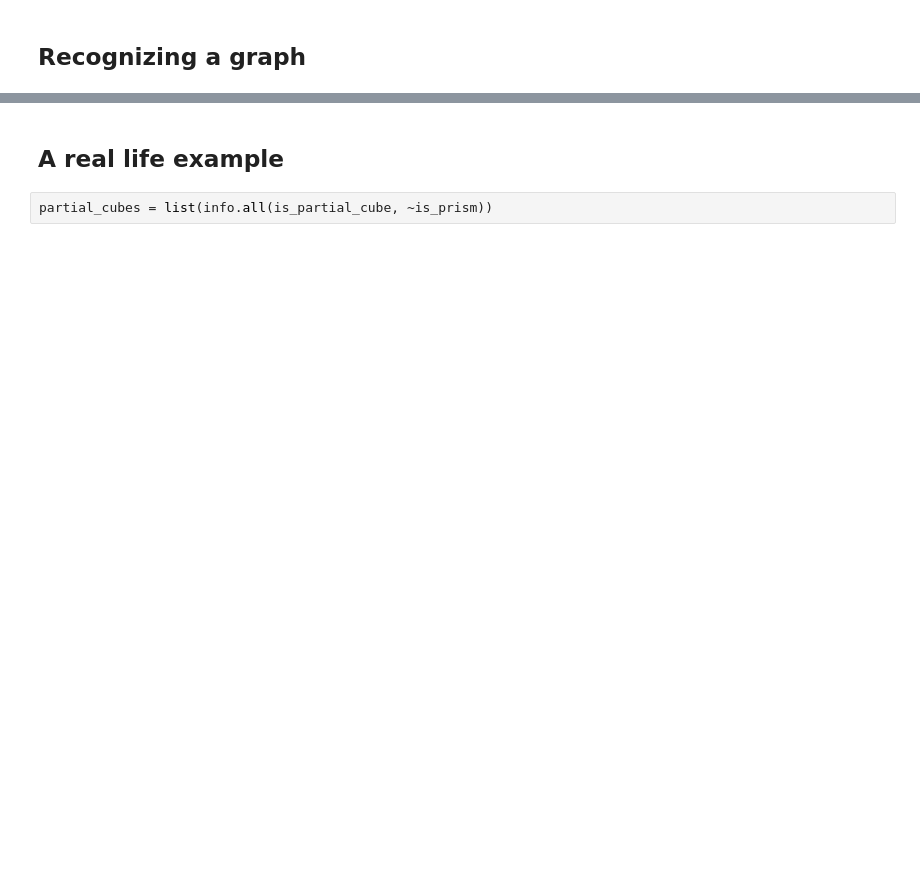
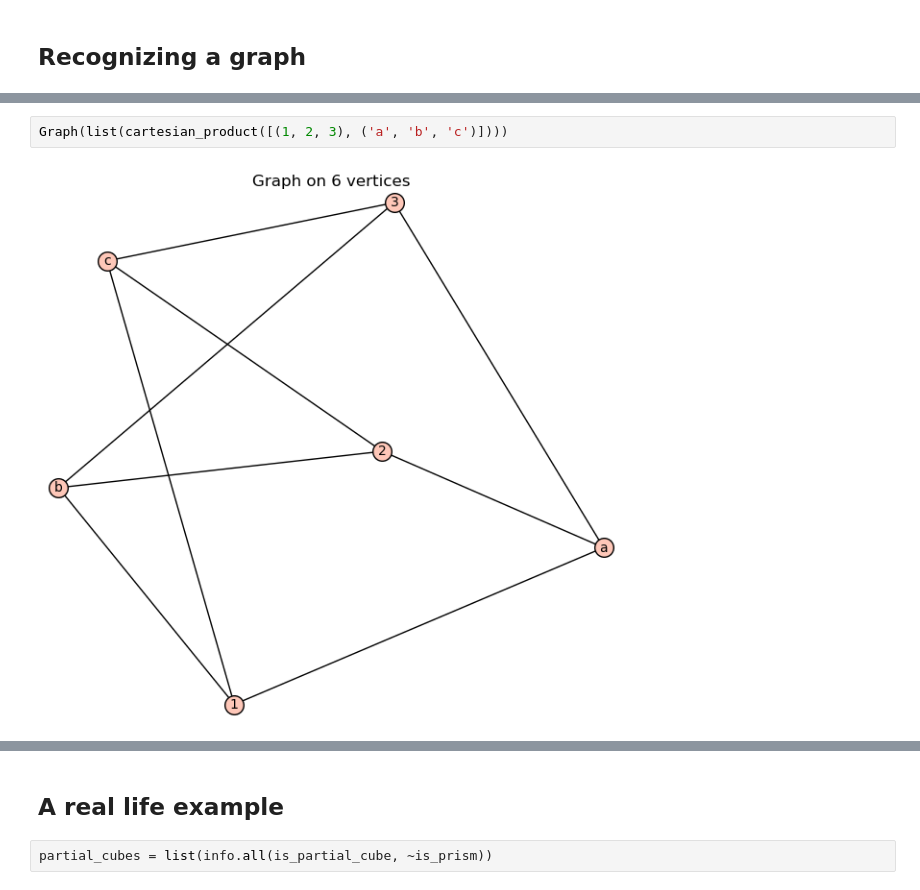
Before and after one commit to DiscreteZOO/Presentations, a Jupyter notebook: 2018-09-28-Koper/DiscreteZOO-demo.ipynb, the cells around one changed output, grey strips where cells are left out. Saved outputs shown, nothing was run; the diff lists cells and outputs as text; blank space fills up the shorter version.

```diff
--- a/2018-09-28-Koper/DiscreteZOO-demo.ipynb
+++ b/2018-09-28-Koper/DiscreteZOO-demo.ipynb
@@ -78,2 +170,6 @@ K33
+# %%
+Graph(list(cartesian_product([(1, 2, 3), ('a', 'b', 'c')])))
+# %% [output]
+[figure, added]
 # %%
 K34 = CVTGraph(list(cartesian_product([(1, 2, 3), ('a', 'b', 'c', 'd')])))
```
Also changed, not shown: parts of 40 cells of this notebook.
